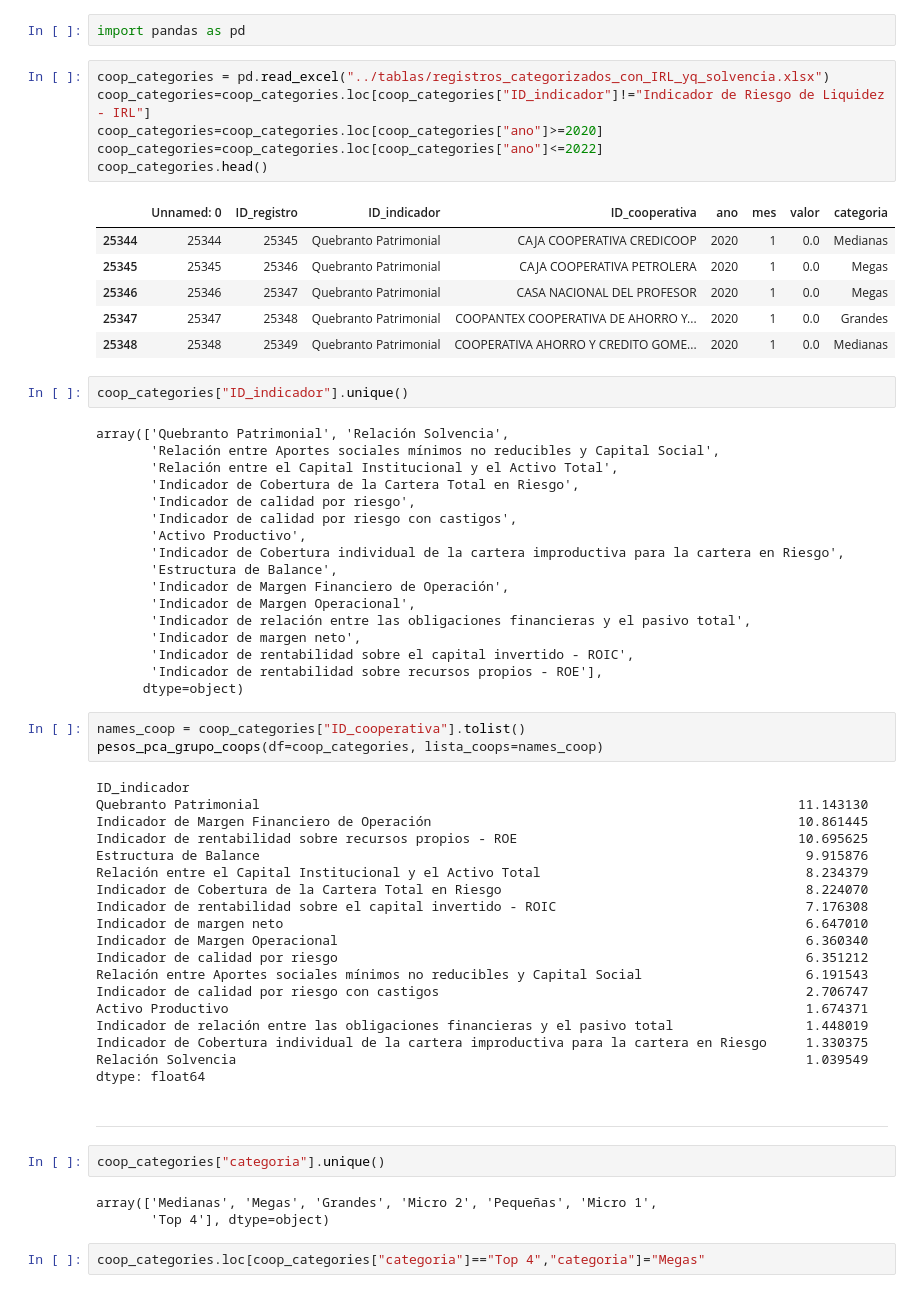
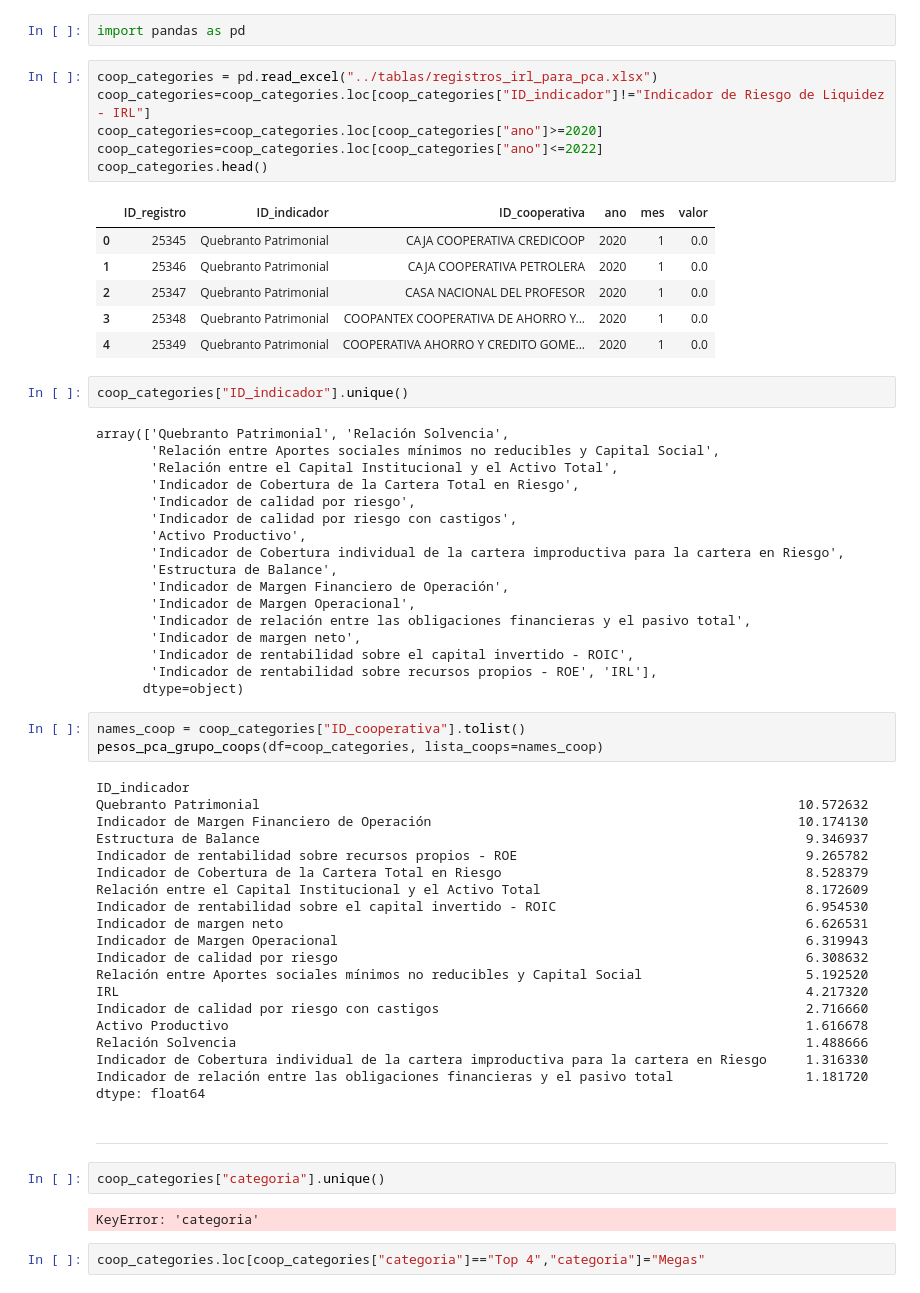
Before and after one commit to LianaD26/CAMEL_Model_percentages, a Jupyter notebook: notebooks/Aplicar_PCA.ipynb, the cells around one changed output. Saved outputs shown, nothing was run; the diff lists cells and outputs as text.

```diff
--- a/notebooks/Aplicar_PCA.ipynb
+++ b/notebooks/Aplicar_PCA.ipynb
@@ -129,18 +129,18 @@ def pesos_pca_grupo_coops(
 # %%
 import pandas as pd
 # %%
-coop_categories = pd.read_excel("../tablas/registros_categorizados_con_IRL_yq_solvencia.xlsx")
+coop_categories = pd.read_excel("../tablas/registros_irl_para_pca.xlsx")
 coop_categories=coop_categories.loc[coop_categories["ID_indicador"]!="Indicador de Riesgo de Liquidez - IRL"]
 coop_categories=coop_categories.loc[coop_categories["ano"]>=2020]
 coop_categories=coop_categories.loc[coop_categories["ano"]<=2022]
 coop_categories.head()
 # %% [output]
-|  | Unnamed: 0 | ID_registro | ID_indicador | ID_cooperativa | ano | mes | valor | categoria |
-| 25344 | 25344 | 25345 | Quebranto Patrimonial | CAJA COOPERATIVA CREDICOOP | 2020 | 1 | 0.0 | Medianas |
-| 25345 | 25345 | 25346 | Quebranto Patrimonial | CAJA COOPERATIVA PETROLERA | 2020 | 1 | 0.0 | Megas |
-| 25346 | 25346 | 25347 | Quebranto Patrimonial | CASA NACIONAL DEL PROFESOR | 2020 | 1 | 0.0 | Megas |
-| 25347 | 25347 | 25348 | Quebranto Patrimonial | COOPANTEX COOPERATIVA DE AHORRO Y... | 2020 | 1 | 0.0 | Grandes |
-| 25348 | 25348 | 25349 | Quebranto Patrimonial | COOPERATIVA AHORRO Y CREDITO GOME... | 2020 | 1 | 0.0 | Medianas |
+|  | ID_registro | ID_indicador | ID_cooperativa | ano | mes | valor |
+| 0 | 25345 | Quebranto Patrimonial | CAJA COOPERATIVA CREDICOOP | 2020 | 1 | 0.0 |
+| 1 | 25346 | Quebranto Patrimonial | CAJA COOPERATIVA PETROLERA | 2020 | 1 | 0.0 |
+| 2 | 25347 | Quebranto Patrimonial | CASA NACIONAL DEL PROFESOR | 2020 | 1 | 0.0 |
+| 3 | 25348 | Quebranto Patrimonial | COOPANTEX COOPERATIVA DE AHORRO Y... | 2020 | 1 | 0.0 |
+| 4 | 25349 | Quebranto Patrimonial | COOPERATIVA AHORRO Y CREDITO GOME... | 2020 | 1 | 0.0 |
 # %%
 coop_categories["ID_indicador"].unique()
 # %% [output]
@@ -158,37 +158,37 @@ array(['Quebranto Patrimonial', 'Relación Solvencia',
        'Indicador de relación entre las obligaciones financieras y el pasivo total',
        'Indicador de margen neto',
        'Indicador de rentabilidad sobre el capital invertido - ROIC',
-       'Indicador de rentabilidad sobre recursos propios - ROE'],
+       'Indicador de rentabilidad sobre recursos propios - ROE', 'IRL'],
       dtype=object)
 # %%
 names_coop = coop_categories["ID_cooperativa"].tolist()
 pesos_pca_grupo_coops(df=coop_categories, lista_coops=names_coop)
 # %% [output]
 ID_indicador
-Quebranto Patrimonial                                                                     11.143130
-Indicador de Margen Financiero de Operación                                               10.861445
-Indicador de rentabilidad sobre recursos propios - ROE                                    10.695625
-Estructura de Balance                                                                      9.915876
-Relación entre el Capital Institucional y el Activo Total                                  8.234379
-Indicador de Cobertura de la Cartera Total en Riesgo                                       8.224070
-Indicador de rentabilidad sobre el capital invertido - ROIC                                7.176308
-Indicador de margen neto                                                                   6.647010
-Indicador de Margen Operacional                                                            6.360340
-Indicador de calidad por riesgo                                                            6.351212
-Relación entre Aportes sociales mínimos no reducibles y Capital Social                     6.191543
-Indicador de calidad por riesgo con castigos                                               2.706747
-Activo Productivo                                                                          1.674371
-Indicador de relación entre las obligaciones financieras y el pasivo total                 1.448019
-Indicador de Cobertura individual de la cartera improductiva para la cartera en Riesgo     1.330375
-Relación Solvencia                                                                         1.039549
+Quebranto Patrimonial                                                                     10.572632
+Indicador de Margen Financiero de Operación                                               10.174130
+Estructura de Balance                                                                      9.346937
+Indicador de rentabilidad sobre recursos propios - ROE                                     9.265782
+Indicador de Cobertura de la Cartera Total en Riesgo                                       8.528379
+Relación entre el Capital Institucional y el Activo Total                                  8.172609
+Indicador de rentabilidad sobre el capital invertido - ROIC                                6.954530
+Indicador de margen neto                                                                   6.626531
+Indicador de Margen Operacional                                                            6.319943
+Indicador de calidad por riesgo                                                            6.308632
+Relación entre Aportes sociales mínimos no reducibles y Capital Social                     5.192520
+IRL                                                                                        4.217320
+Indicador de calidad por riesgo con castigos                                               2.716660
+Activo Productivo                                                                          1.616678
+Relación Solvencia                                                                         1.488666
+Indicador de Cobertura individual de la cartera improductiva para la cartera en Riesgo     1.316330
+Indicador de relación entre las obligaciones financieras y el pasivo total                 1.181720
 dtype: float64
 # %% [markdown]
 ---
 # %%
 coop_categories["categoria"].unique()
 # %% [output]
-array(['Medianas', 'Megas', 'Grandes', 'Micro 2', 'Pequeñas', 'Micro 1',
-       'Top 4'], dtype=object)
+KeyError: 'categoria'
 # %%
 coop_categories.loc[coop_categories["categoria"]=="Top 4","categoria"]="Megas"
 # %%
```
Also changed, not shown: 7 other files.
